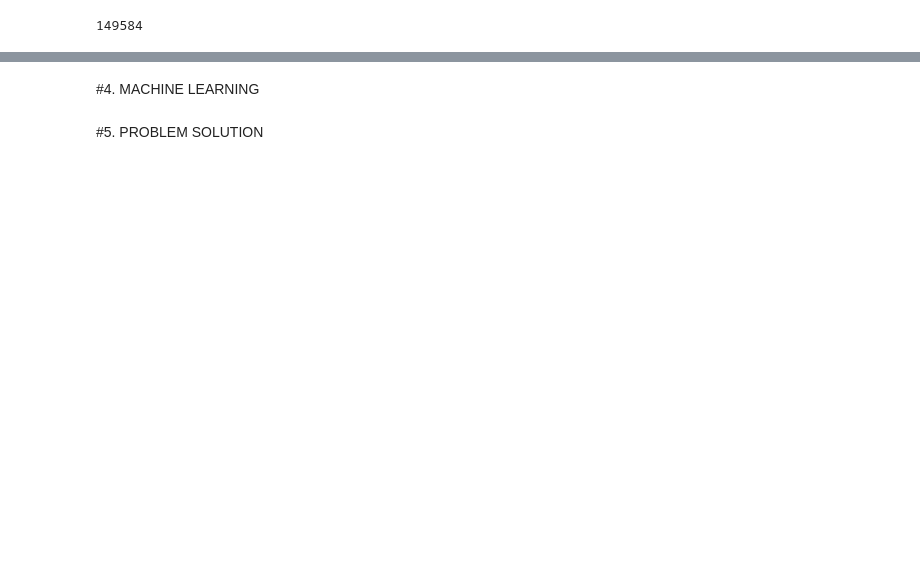
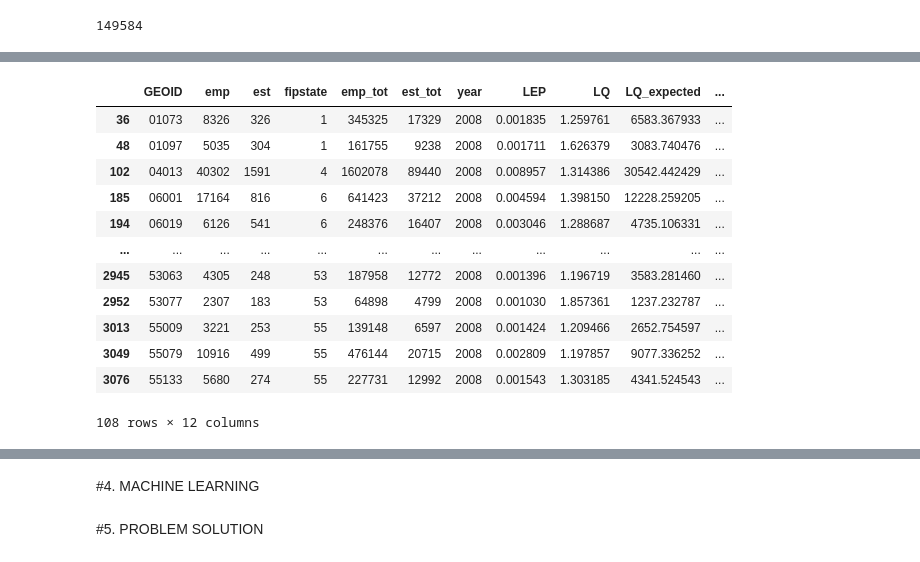
Before and after one commit to ReidelVichot/LC_identification, a Jupyter notebook: LC_identification_Rivera.ipynb, the cells around one changed output, grey strips where cells are left out. Saved outputs shown, nothing was run; the diff lists cells and outputs as text; code cells hidden in the pictures; blank space fills up the shorter version.

```diff
--- a/LC_identification_Rivera.ipynb
+++ b/LC_identification_Rivera.ipynb
@@ -115,3 +182,17 @@ for i in cbp.year.unique():
 # %%
-a = [cbp["year"]==2008] and [cbp['LEP']>0.001]
+cbp[(cbp['year'] == 2008) & (cbp["LEP"] > 0.001) & (cbp["HCLQ"] > 0)]
+# %% [output]
+|  | GEOID | emp | est | fipstate | emp_tot | est_tot | year | LEP | LQ | LQ_expected | ... |
+| 36 | 01073 | 8326 | 326 | 1 | 345325 | 17329 | 2008 | 0.001835 | 1.259761 | 6583.367933 | ... |
+| 48 | 01097 | 5035 | 304 | 1 | 161755 | 9238 | 2008 | 0.001711 | 1.626379 | 3083.740476 | ... |
+| 102 | 04013 | 40302 | 1591 | 4 | 1602078 | 89440 | 2008 | 0.008957 | 1.314386 | 30542.442429 | ... |
+| 185 | 06001 | 17164 | 816 | 6 | 641423 | 37212 | 2008 | 0.004594 | 1.398150 | 12228.259205 | ... |
+| 194 | 06019 | 6126 | 541 | 6 | 248376 | 16407 | 2008 | 0.003046 | 1.288687 | 4735.106331 | ... |
+| ... | ... | ... | ... | ... | ... | ... | ... | ... | ... | ... | ... |
+| 2945 | 53063 | 4305 | 248 | 53 | 187958 | 12772 | 2008 | 0.001396 | 1.196719 | 3583.281460 | ... |
+| 2952 | 53077 | 2307 | 183 | 53 | 64898 | 4799 | 2008 | 0.001030 | 1.857361 | 1237.232787 | ... |
+| 3013 | 55009 | 3221 | 253 | 55 | 139148 | 6597 | 2008 | 0.001424 | 1.209466 | 2652.754597 | ... |
+| 3049 | 55079 | 10916 | 499 | 55 | 476144 | 20715 | 2008 | 0.002809 | 1.197857 | 9077.336252 | ... |
+| 3076 | 55133 | 5680 | 274 | 55 | 227731 | 12992 | 2008 | 0.001543 | 1.303185 | 4341.524543 | ... |
+108 rows × 12 columns
 # %%
```
Also changed, not shown: parts of 18 cells of this notebook.
